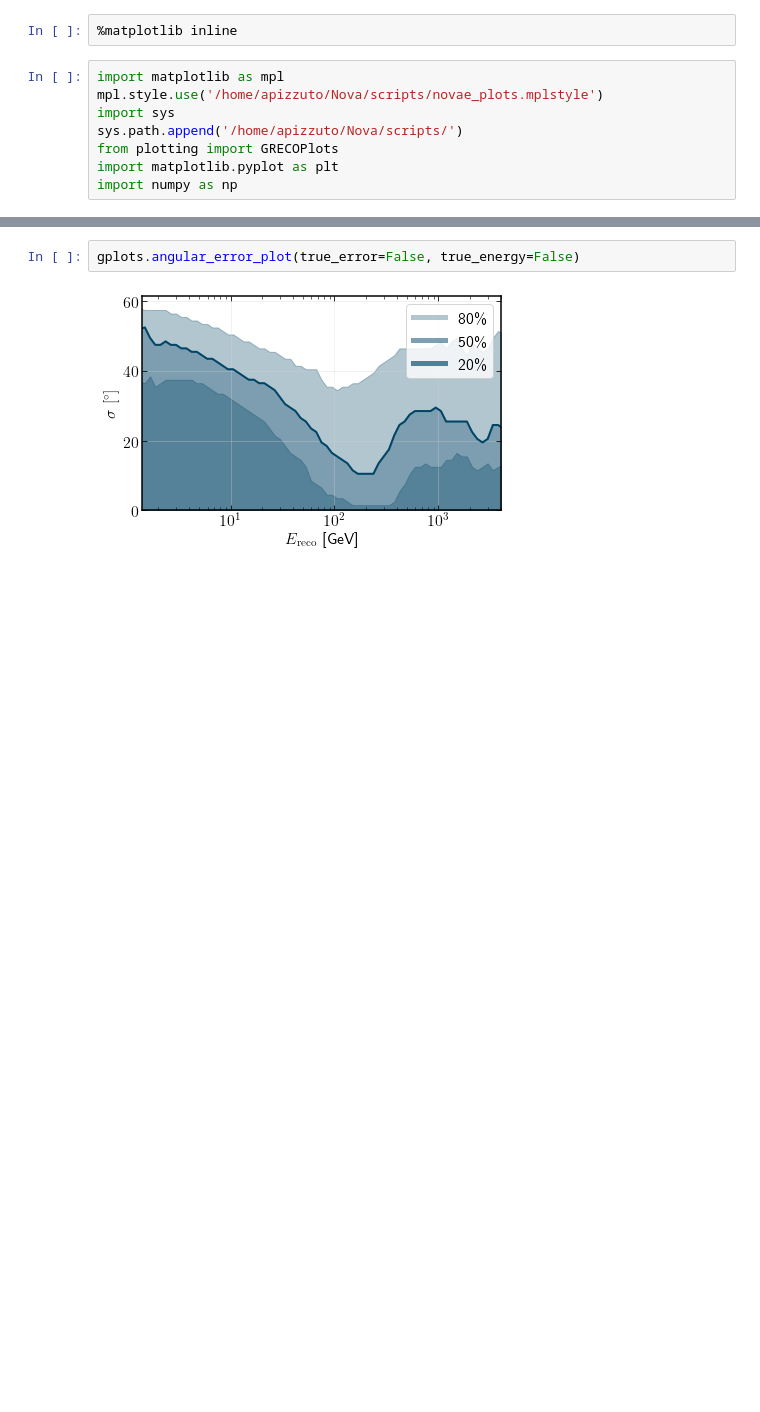
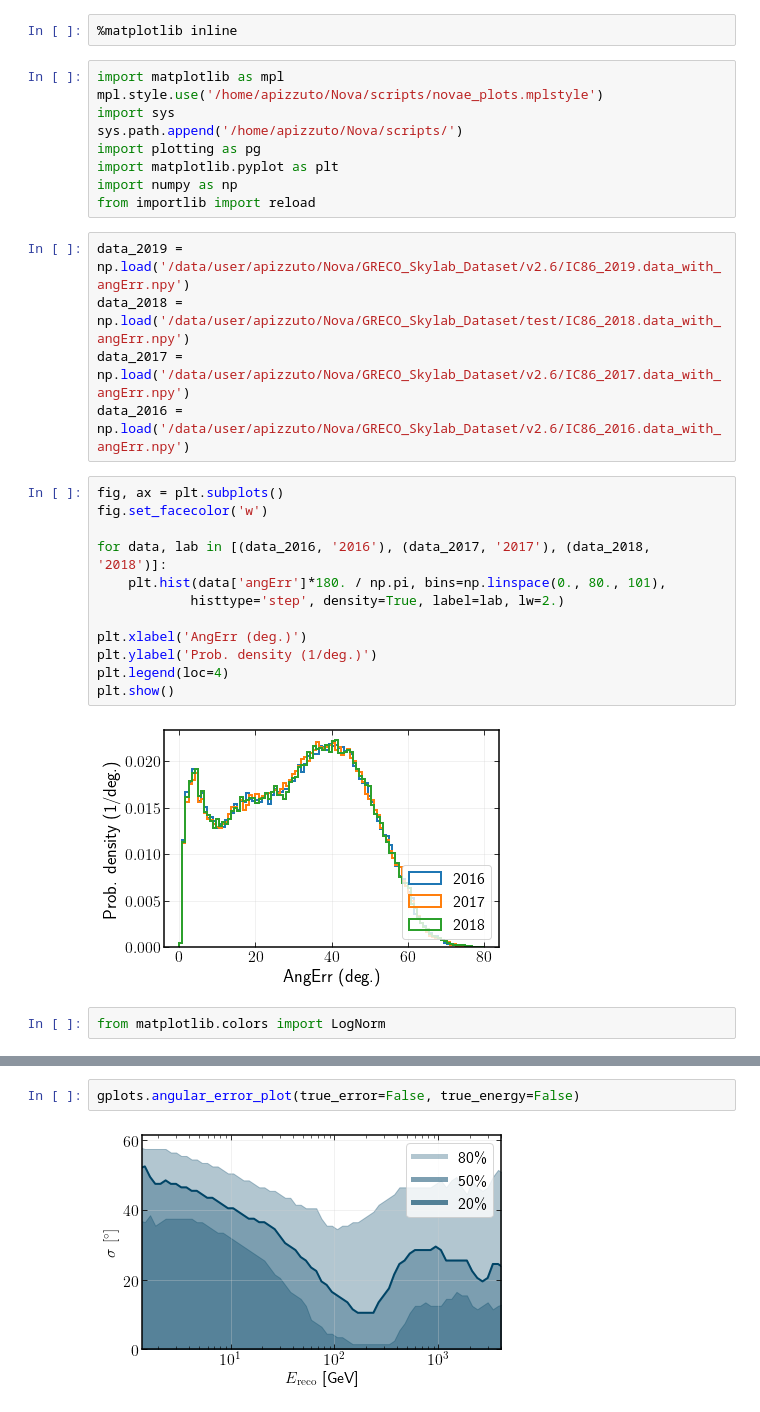
Before and after one commit to apizzuto/Novae, a Jupyter notebook: notebooks/GRECO_analysis_plots.ipynb, the cells around one changed output, grey strips where cells are left out. Cells and saved outputs as stored; diff of their text form; blank space fills up the shorter version.

```diff
--- a/notebooks/GRECO_analysis_plots.ipynb
+++ b/notebooks/GRECO_analysis_plots.ipynb
@@ -5,6 +5,28 @@ import matplotlib as mpl
 mpl.style.use('/home/apizzuto/Nova/scripts/novae_plots.mplstyle')
 import sys
 sys.path.append('/home/apizzuto/Nova/scripts/')
-from plotting import GRECOPlots
+import plotting as pg
 import matplotlib.pyplot as plt
 import numpy as np
+from importlib import reload
+# %%
+data_2019 = np.load('/data/user/apizzuto/Nova/GRECO_Skylab_Dataset/v2.6/IC86_2019.data_with_angErr.npy')
+data_2018 = np.load('/data/user/apizzuto/Nova/GRECO_Skylab_Dataset/test/IC86_2018.data_with_angErr.npy')
+data_2017 = np.load('/data/user/apizzuto/Nova/GRECO_Skylab_Dataset/v2.6/IC86_2017.data_with_angErr.npy')
+data_2016 = np.load('/data/user/apizzuto/Nova/GRECO_Skylab_Dataset/v2.6/IC86_2016.data_with_angErr.npy')
+# %%
+fig, ax = plt.subplots()
+fig.set_facecolor('w')
+
+for data, lab in [(data_2016, '2016'), (data_2017, '2017'), (data_2018, '2018')]:
+    plt.hist(data['angErr']*180. / np.pi, bins=np.linspace(0., 80., 101),
+            histtype='step', density=True, label=lab, lw=2.)
+
+plt.xlabel('AngErr (deg.)')
+plt.ylabel('Prob. density (1/deg.)')
+plt.legend(loc=4)
+plt.show()
+# %% [output]
+[figure, added]
+# %%
+from matplotlib.colors import LogNorm
```
Also changed, not shown: parts of 29 cells of this notebook, 3 other files.
